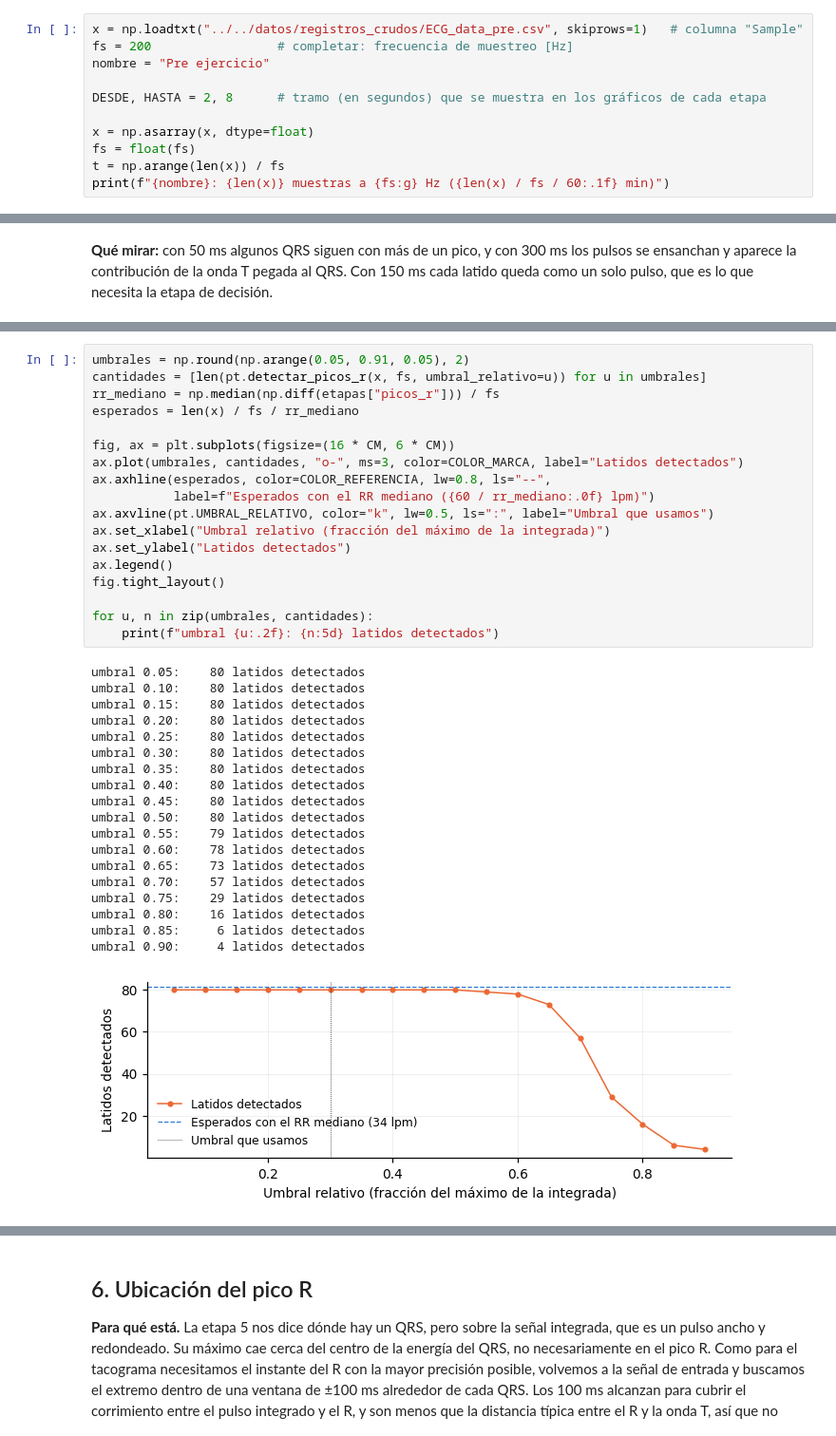
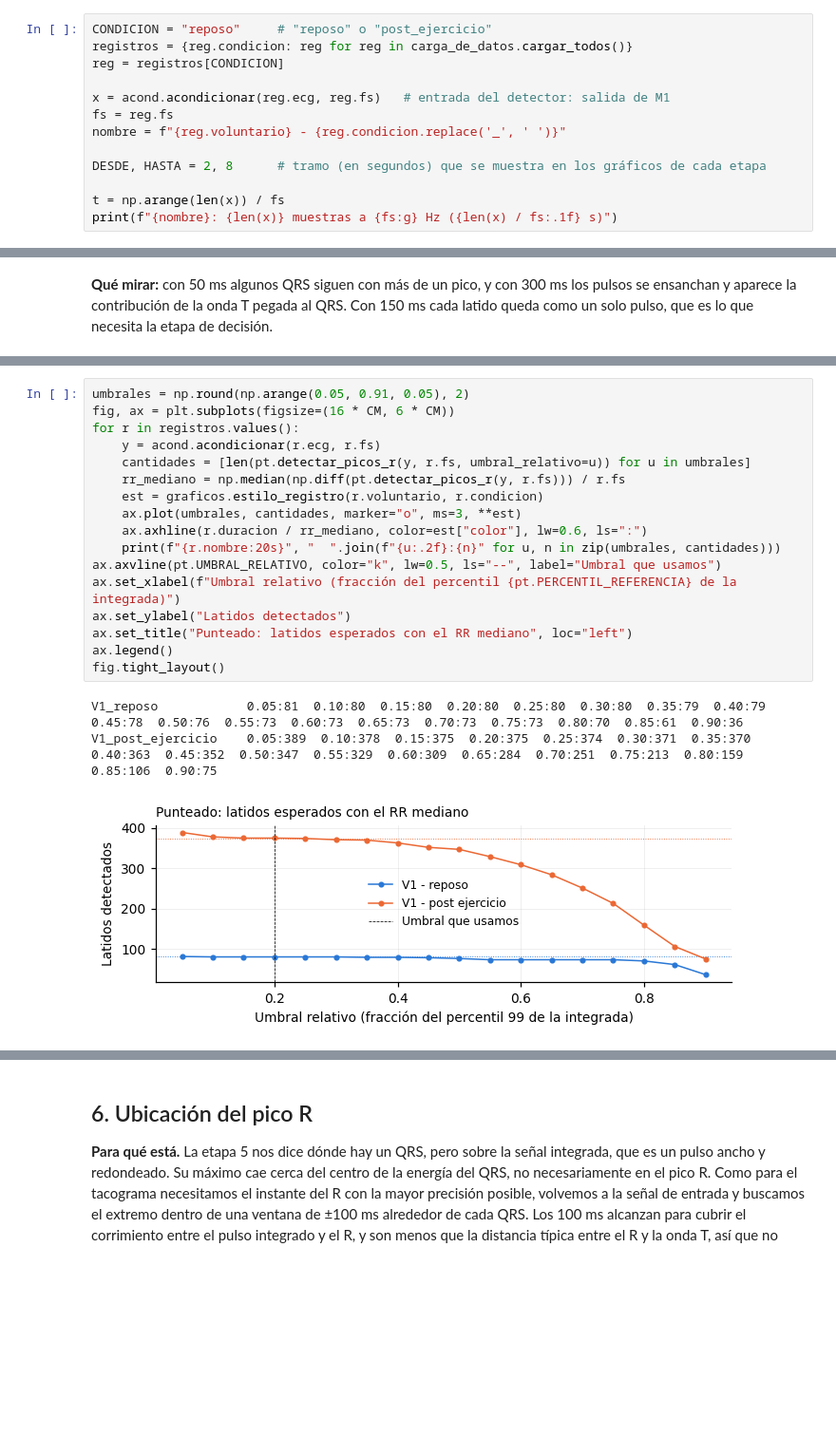
Before and after one commit to PurrthagorasCat/Informe-Laboratorio-ECG---PSIB---Grupo-2-, a Jupyter notebook: modulos/m2_pan_tompkins/pan_tompkins.ipynb, the cells around one changed output, grey strips where cells are left out. Shown at 95% size. Saved outputs shown, nothing was run; the diff lists cells and outputs as text; blank space fills up the shorter version.

```diff
--- a/modulos/m2_pan_tompkins/pan_tompkins.ipynb
+++ b/modulos/m2_pan_tompkins/pan_tompkins.ipynb
@@ -46,12 +51,14 @@ COLOR_REFERENCIA = graficos.COLOR_CONDICION["reposo"]
 # %%
-x = np.loadtxt("../../datos/registros_crudos/ECG_data_pre.csv", skiprows=1)   # columna "Sample"
-fs = 200                 # completar: frecuencia de muestreo [Hz]
-nombre = "Pre ejercicio"
+CONDICION = "reposo"     # "reposo" o "post_ejercicio"
+registros = {reg.condicion: reg for reg in carga_de_datos.cargar_todos()}
+reg = registros[CONDICION]
+
+x = acond.acondicionar(reg.ecg, reg.fs)   # entrada del detector: salida de M1
+fs = reg.fs
+nombre = f"{reg.voluntario} - {reg.condicion.replace('_', ' ')}"
 
 DESDE, HASTA = 2, 8      # tramo (en segundos) que se muestra en los gráficos de cada etapa
 
-x = np.asarray(x, dtype=float)
-fs = float(fs)
 t = np.arange(len(x)) / fs
-print(f"{nombre}: {len(x)} muestras a {fs:g} Hz ({len(x) / fs / 60:.1f} min)")
+print(f"{nombre}: {len(x)} muestras a {fs:g} Hz ({len(x) / fs:.1f} s)")
 # %% [output]
@@ -310,38 +320,21 @@ graficamos también la cantidad de latidos que esperaríamos con la frecuencia c
 # %%
 umbrales = np.round(np.arange(0.05, 0.91, 0.05), 2)
-cantidades = [len(pt.detectar_picos_r(x, fs, umbral_relativo=u)) for u in umbrales]
-rr_mediano = np.median(np.diff(etapas["picos_r"])) / fs
-esperados = len(x) / fs / rr_mediano
-
 fig, ax = plt.subplots(figsize=(16 * CM, 6 * CM))
-ax.plot(umbrales, cantidades, "o-", ms=3, color=COLOR_MARCA, label="Latidos detectados")
-ax.axhline(esperados, color=COLOR_REFERENCIA, lw=0.8, ls="--",
-           label=f"Esperados con el RR mediano ({60 / rr_mediano:.0f} lpm)")
-ax.axvline(pt.UMBRAL_RELATIVO, color="k", lw=0.5, ls=":", label="Umbral que usamos")
-ax.set_xlabel("Umbral relativo (fracción del máximo de la integrada)")
+for r in registros.values():
+    y = acond.acondicionar(r.ecg, r.fs)
+    cantidades = [len(pt.detectar_picos_r(y, r.fs, umbral_relativo=u)) for u in umbrales]
+    rr_mediano = np.median(np.diff(pt.detectar_picos_r(y, r.fs))) / r.fs
+    est = graficos.estilo_registro(r.voluntario, r.condicion)
+    ax.plot(umbrales, cantidades, marker="o", ms=3, **est)
+    ax.axhline(r.duracion / rr_mediano, color=est["color"], lw=0.6, ls=":")
+    print(f"{r.nombre:20s}", "  ".join(f"{u:.2f}:{n}" for u, n in zip(umbrales, cantidades)))
+ax.axvline(pt.UMBRAL_RELATIVO, color="k", lw=0.5, ls="--", label="Umbral que usamos")
+ax.set_xlabel(f"Umbral relativo (fracción del percentil {pt.PERCENTIL_REFERENCIA} de la integrada)")
 ax.set_ylabel("Latidos detectados")
+ax.set_title("Punteado: latidos esperados con el RR mediano", loc="left")
 ax.legend()
 fig.tight_layout()
-
-for u, n in zip(umbrales, cantidades):
-    print(f"umbral {u:.2f}: {n:5d} latidos detectados")
 # %% [output]
-umbral 0.05:    80 latidos detectados
-umbral 0.10:    80 latidos detectados
-umbral 0.15:    80 latidos detectados
-umbral 0.20:    80 latidos detectados
-umbral 0.25:    80 latidos detectados
-umbral 0.30:    80 latidos detectados
-umbral 0.35:    80 latidos detectados
-umbral 0.40:    80 latidos detectados
-umbral 0.45:    80 latidos detectados
-umbral 0.50:    80 latidos detectados
-umbral 0.55:    79 latidos detectados
-umbral 0.60:    78 latidos detectados
-umbral 0.65:    73 latidos detectados
-umbral 0.70:    57 latidos detectados
-umbral 0.75:    29 latidos detectados
-umbral 0.80:    16 latidos detectados
-umbral 0.85:     6 latidos detectados
-umbral 0.90:     4 latidos detectados
+V1_reposo            0.05:81  0.10:80  0.15:80  0.20:80  0.25:80  0.30:80  0.35:79  0.40:79  0.45:78  0.50:76  0.55:73  0.60:73  0.65:73  0.70:73  0.75:73  0.80:70  0.85:61  0.90:36
+V1_post_ejercicio    0.05:389  0.10:378  0.15:375  0.20:375  0.25:374  0.30:371  0.35:370  0.40:363  0.45:352  0.50:347  0.55:329  0.60:309  0.65:284  0.70:251  0.75:213  0.80:159  0.85:106  0.90:75
-[figure, old version]
+[figure, new version]
```
Also changed, not shown: parts of 24 cells of this notebook, 36 other files.
